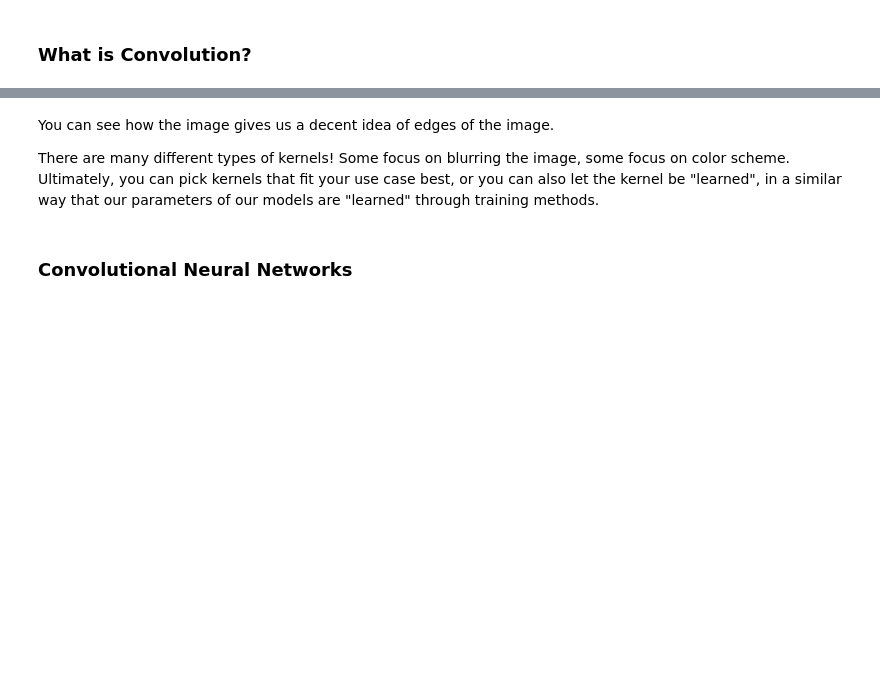
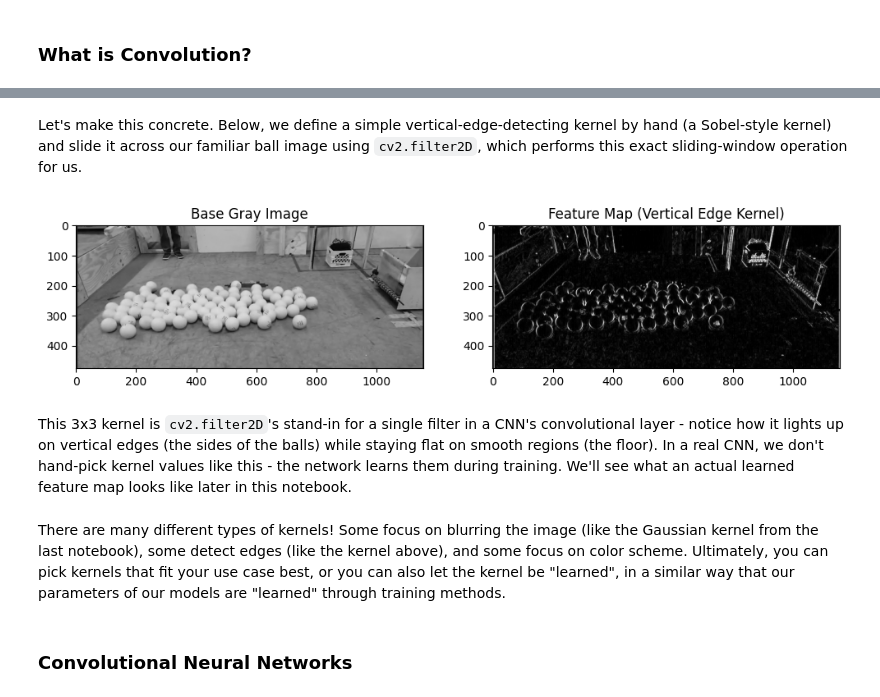
Before and after one commit to nickmelamed/mortorq_instruction, a Jupyter notebook: ml_resources/cv_primer/04-convolution.ipynb, the cells around one changed output, grey strips where cells are left out. Drawn from its saved outputs; the diff is of its cells as text; code cells hidden in the pictures; blank space fills up the shorter version.

```diff
--- a/ml_resources/cv_primer/04-convolution.ipynb
+++ b/ml_resources/cv_primer/04-convolution.ipynb
@@ -48,10 +38,38 @@ The purpose of this is to create a feature map that captures things like edges,
 Let's see what this does to an image:
 
 ![](./ref_imgs/convolution_squirrel.png)
+# %% [markdown]
+Let's make this concrete. Below, we define a simple vertical-edge-detecting kernel by hand (a Sobel-style kernel) and slide it across our familiar ball image using `cv2.filter2D`, which performs this exact sliding-window operation for us.
+# %%
+img_bgr = cv2.imread('./ref_imgs/balls_on_field.png')
+img_gray = cv2.cvtColor(img_bgr, cv2.COLOR_BGR2GRAY)
+
+# a hand-picked vertical-edge-detecting kernel (a Sobel-style kernel)
+kernel = np.array([
+    [-1, 0, 1],
+    [-2, 0, 2],
+    [-1, 0, 1]
+])
+
+# use a higher-precision depth so negative gradients aren't clipped, then convert back for display
+feature_map = cv2.filter2D(img_gray, cv2.CV_64F, kernel)
+feature_map_display = cv2.convertScaleAbs(feature_map)
+
+fig, ax = plt.subplots(nrows=1, ncols=2, figsize=(12, 8))
+
+ax[0].imshow(img_gray, cmap='gray')
+ax[0].set_title('Base Gray Image')
+
+ax[1].imshow(feature_map_display, cmap='gray')
+ax[1].set_title('Feature Map (Vertical Edge Kernel)')
+
+plt.show()
+# %% [output]
+[figure, added]
+# %% [markdown]
+This 3x3 kernel is `cv2.filter2D`'s stand-in for a single filter in a CNN's convolutional layer - notice how it lights up on vertical edges (the sides of the balls) while staying flat on smooth regions (the floor). In a real CNN, we don't hand-pick kernel values like this - the network learns them during training. We'll see what an actual learned feature map looks like later in this notebook.
 # %% [markdown]
-You can see how the image gives us a decent idea of edges of the image.
-
-There are many different types of kernels! Some focus on blurring the image, some focus on color scheme. Ultimately, you can pick kernels that fit your use case best, or you can also let the kernel be "learned", in a similar way that our parameters of our models are "learned" through training methods.
+There are many different types of kernels! Some focus on blurring the image (like the Gaussian kernel from the last notebook), some detect edges (like the kernel above), and some focus on color scheme. Ultimately, you can pick kernels that fit your use case best, or you can also let the kernel be "learned", in a similar way that our parameters of our models are "learned" through training methods.
 # %% [markdown]
 ### Convolutional Neural Networks
 # %% [markdown]
```
Also changed, not shown: parts of 18 cells of this notebook.
